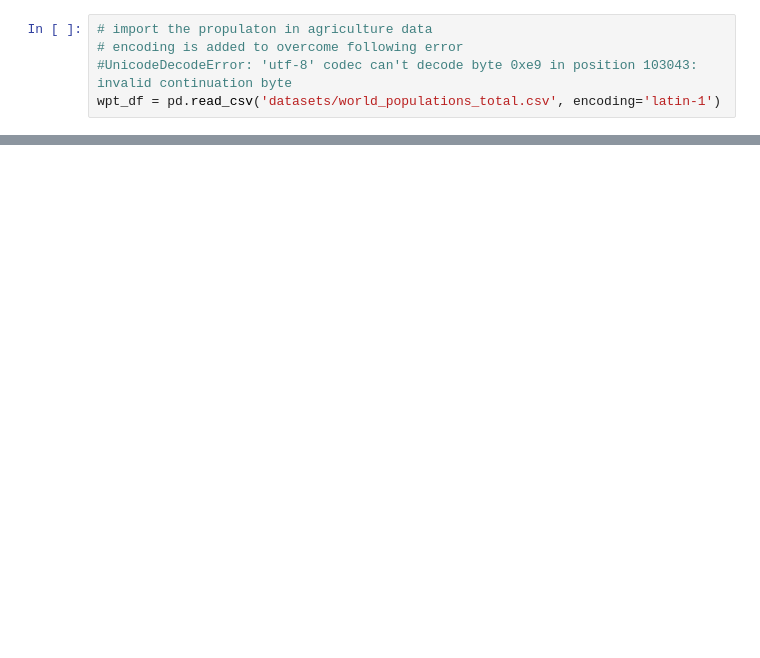
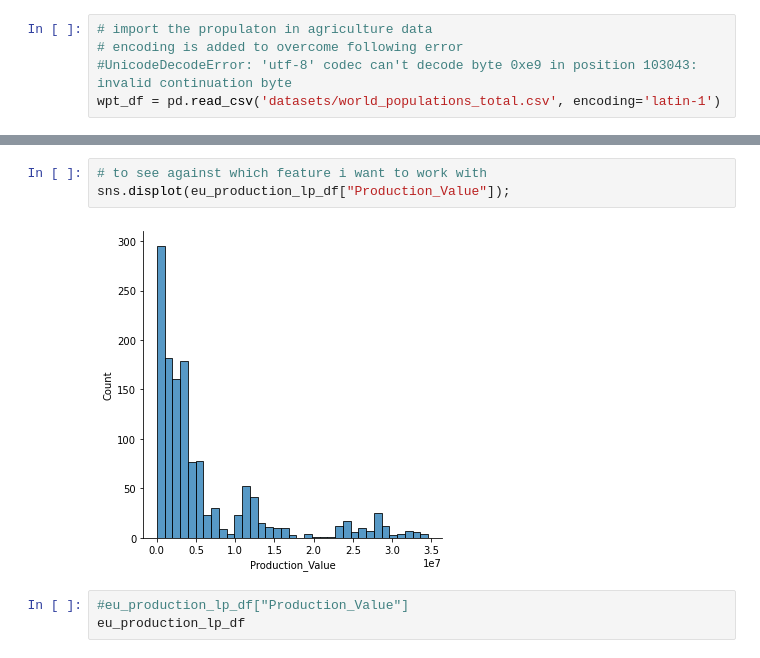
Before and after one commit to Mahender1007/MSC_DA_ContAssignment2, a Jupyter notebook: CA2_JupyterNotebook_and_datafiles/CA2_Milk_Production_Analysis.ipynb, the cells around one changed output, grey strips where cells are left out. Drawn from its saved outputs; the diff is of its cells as text; blank space fills up the shorter version.

```diff
--- a/CA2_JupyterNotebook_and_datafiles/CA2_Milk_Production_Analysis.ipynb
+++ b/CA2_JupyterNotebook_and_datafiles/CA2_Milk_Production_Analysis.ipynb
@@ -628,0 +605,8 @@ Mean value is: 6057124.226001511
+# %%
+# to see against which feature i want to work with
+sns.displot(eu_production_lp_df["Production_Value"]);
+# %% [output]
+[figure, added]
+# %%
+#eu_production_lp_df["Production_Value"]
+eu_production_lp_df
```
Also changed, not shown: parts of 94 cells of this notebook, 2 other files.
